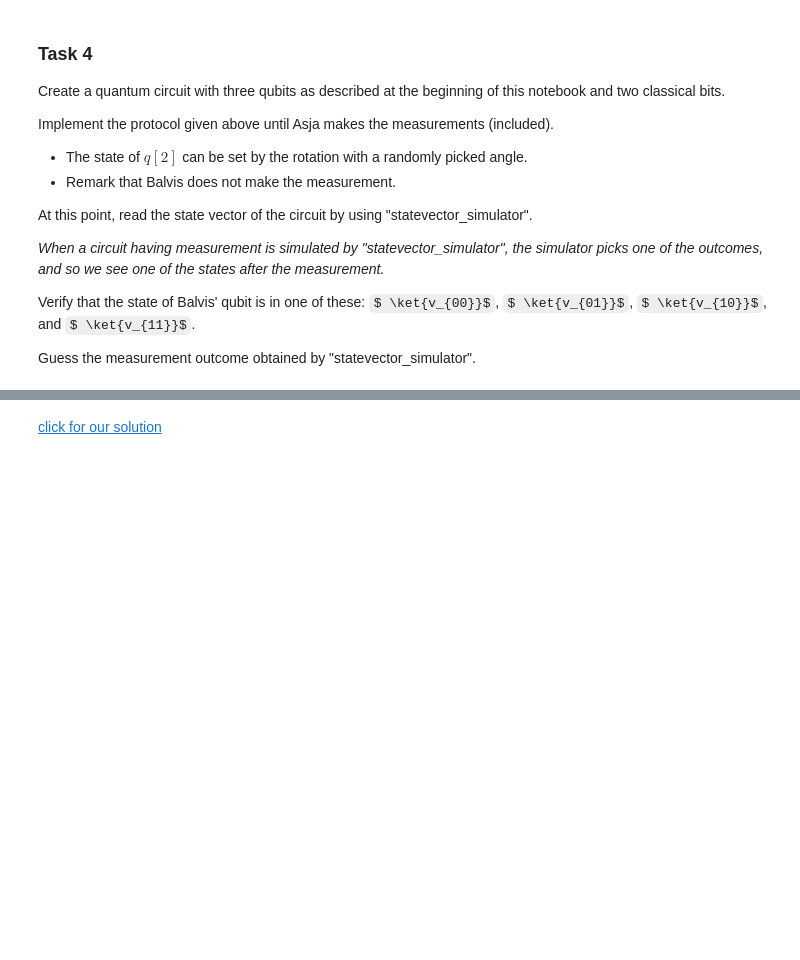
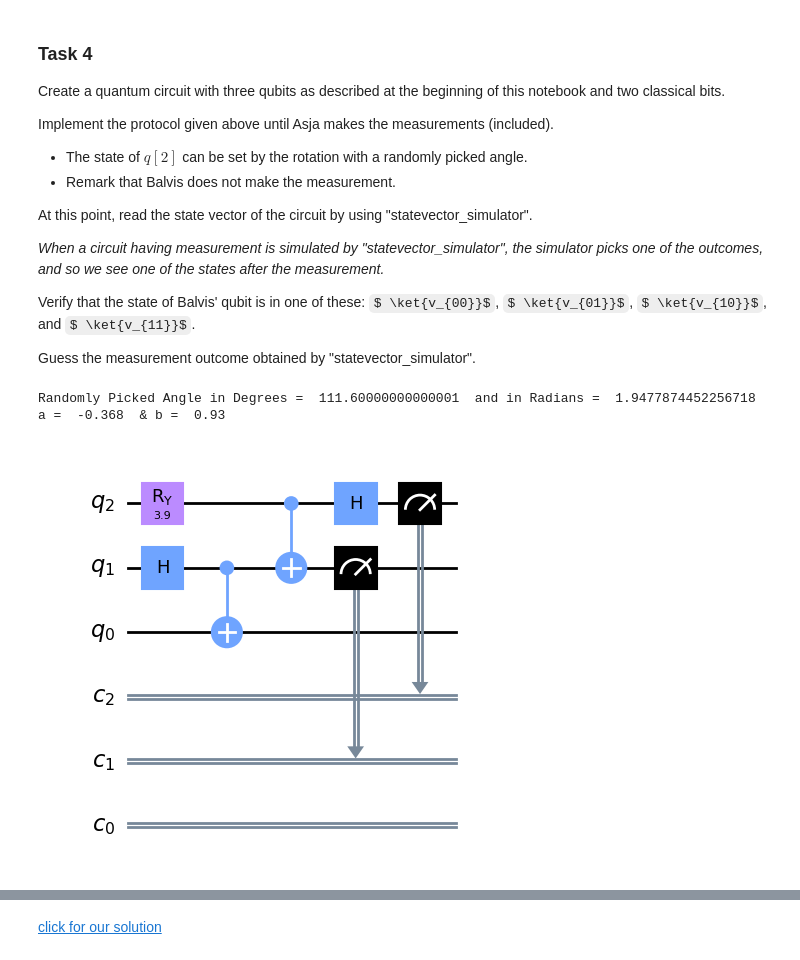
Before and after one commit to lamiselsayed/NYUAD-QC-Course, a Jupyter notebook: bronze-qiskit/quantum-with-qiskit/Q76_Quantum_Teleportation.ipynb, the cells around one changed output, grey strips where cells are left out. Saved outputs shown, nothing was run; the diff lists cells and outputs as text; code cells hidden in the pictures; some formulas as TeX source; blank space fills up the shorter version.

```diff
--- a/bronze-qiskit/quantum-with-qiskit/Q76_Quantum_Teleportation.ipynb
+++ b/bronze-qiskit/quantum-with-qiskit/Q76_Quantum_Teleportation.ipynb
@@ -149,0 +156,77 @@ Guess the measurement outcome obtained by "statevector_simulator".
+# %%
+#
+# your code is here
+#
+from qiskit import QuantumRegister, ClassicalRegister, QuantumCircuit, execute, Aer
+from random import randrange
+from math import pi, cos, sin
+
+q = QuantumRegister(3, "q")
+c = ClassicalRegister(3, "c")
+qc = QuantumCircuit(q, c)
+
+# set the quantum message
+randomNo = randrange(100)
+theta = 2 * pi * (randomNo / 100)
+print('Randomly Picked Angle in Degrees = ', randomNo * 3.6, ' and in Radians = ', theta)
+a = cos(theta)
+b = sin(theta)
+print('a = ', round(a, 3), ' & b = ', round(b, 3))
+qc.ry(2 * theta, q[2])
+
+# entanglement between q[1] and q[0]
+qc.h(q[1])
+qc.cx(q[1], q[0])
+
+# Asja applies CNOT to her qubits
+qc.cx(q[2], q[1])
+
+# Asja applies the Hadamard gate to q[2]
+qc.h(q[2])
+
+# Asja measures her qubits
+qc.measure(q[2], c[2])
+qc.measure(q[1], c[1])
+
+display(qc.draw(output = 'mpl', reverse_bits = True))
+
+# read the state vector
+job = execute(qc, Aer.get_backend('statevector_simulator'), optimization_level = 0, shots = 1)
+current_quantum_state = job.result().get_statevector(qc).data
+print("The State Vector Is:")
+for i in range(len(current_quantum_state)):
+    print(current_quantum_state[i].real)
+print()
+
+classicalOutcomes = ['00', '01', '10', '11']
+
+for i in range(4):
+    if (current_quantum_state[2*i].real != 0) or (current_quantum_state[2*i+1].real != 0):
+        print('The Classical Outcome Is: ', classicalOutcomes[i])
+        classical_outcome = classicalOutcomes[i]
+        balvis_state = [ current_quantum_state[2*i].real, current_quantum_state[2*i+1].real ]
+print()
+
+readable_quantum_state = "|" + classical_outcome + ">"
+readable_quantum_state += "("+ str(round(balvis_state[0], 3)) + "|0>+" + str(round(balvis_state[1], 3)) + "|1>)"
+print("The New Quantum State Is: ", readable_quantum_state)
+
+
+all_states = ['000','001','010','011','100','101','110','111']
+
+balvis_state_str = "|" + classical_outcome + ">("
+for i in range(len(current_quantum_state)):
+    if abs(current_quantum_state[i].real - a) < 0.000001:
+        balvis_state_str += "+a|" + all_states[i][2] +">"
+    elif abs(current_quantum_state[i].real + a) < 0.000001:
+        balvis_state_str += "-a|" + all_states[i][2] + ">"
+    elif abs(current_quantum_state[i].real - b) < 0.000001:
+        balvis_state_str += "+b|" + all_states[i][2] + ">"
+    elif abs(current_quantum_state[i].real + b) < 0.000001:
+        balvis_state_str += "-b|" + all_states[i][2] + ">"
+balvis_state_str += ")"
+print("The New Quantum State Is: ", balvis_state_str)
+# %% [output]
+Randomly Picked Angle in Degrees =  111.60000000000001  and in Radians =  1.9477874452256718
+a =  -0.368  & b =  0.93
+[figure, added]
```
Also changed, not shown: parts of 7 cells of this notebook.
